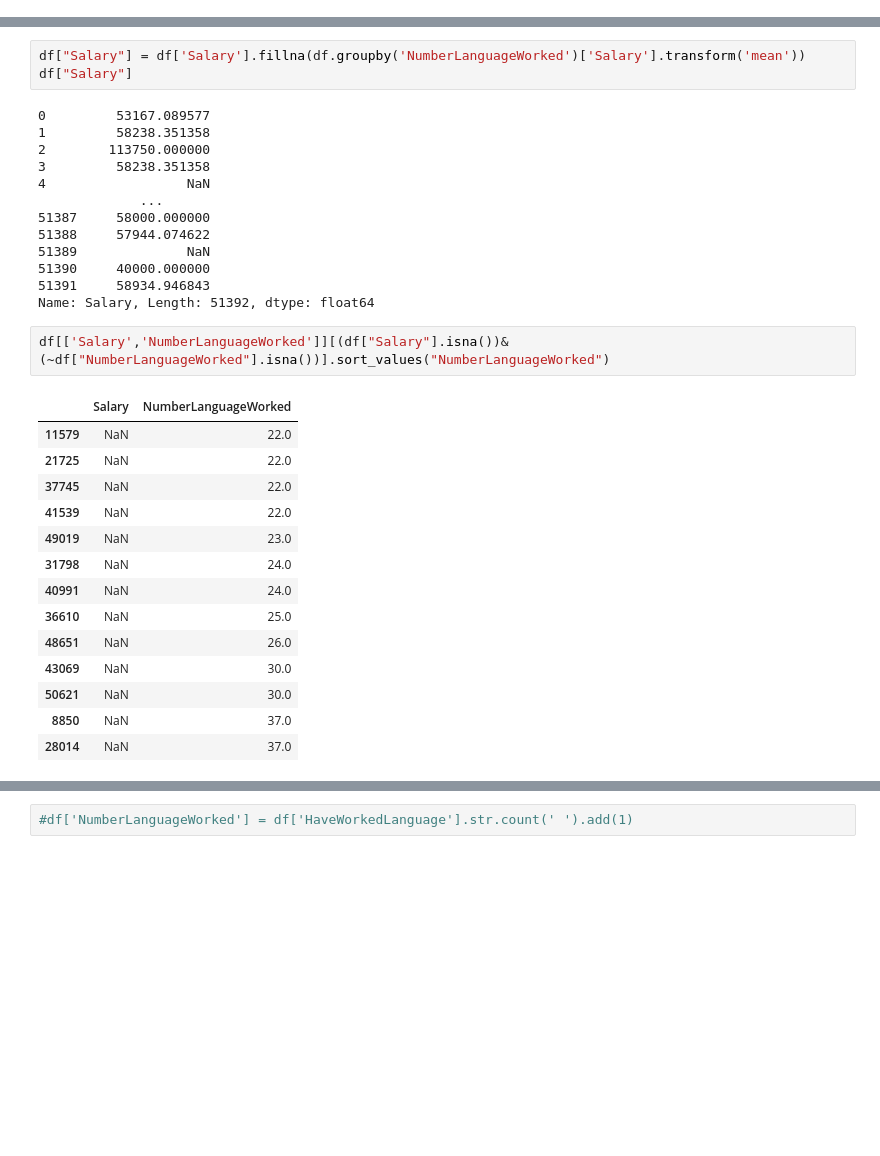
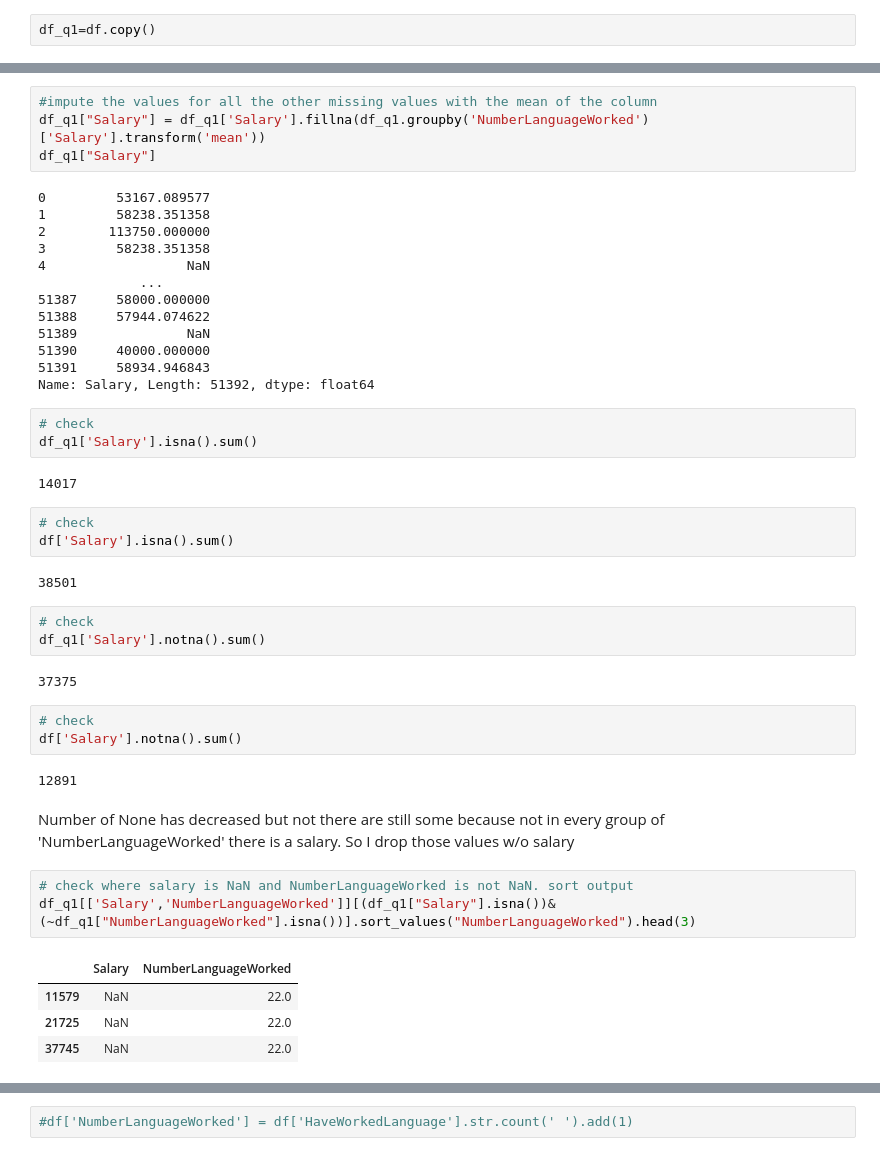
Before and after one commit to ewelinaLG/Udacity, a Jupyter notebook: Blog_post.ipynb, the cells around one changed output, grey strips where cells are left out. Cells and saved outputs as stored; diff of their text form; blank space fills up the shorter version.

```diff
--- a/Blog_post.ipynb
+++ b/Blog_post.ipynb
@@ -232 +157,3 @@ df[['HaveWorkedLanguage', 'NumberLanguageWorked']]
+# %%
+df_q1=df.copy()
 # %%
@@ -368,6 +204,7 @@ df_copy.head(2)
 # %%
-df["Salary"] = df['Salary'].fillna(df.groupby('NumberLanguageWorked')['Salary'].transform('mean'))
-df["Salary"]
+#impute the values for all the other missing values with the mean of the column
+df_q1["Salary"] = df_q1['Salary'].fillna(df_q1.groupby('NumberLanguageWorked')['Salary'].transform('mean'))
+df_q1["Salary"]
 # %% [output]
 0         53167.089577
 1         58238.351358
@@ -381,21 +218,34 @@ df["Salary"]
 51390     40000.000000
 51391     58934.946843
 Name: Salary, Length: 51392, dtype: float64
+# %%
+# check
+df_q1['Salary'].isna().sum()
+# %% [output]
+14017
+# %%
+# check
+df['Salary'].isna().sum()
+# %% [output]
+38501
+# %%
+# check
+df_q1['Salary'].notna().sum()
+# %% [output]
+37375
+# %%
+# check
+df['Salary'].notna().sum()
+# %% [output]
+12891
+# %% [markdown]
+Number of None has decreased but not there are still some because not in every group of 'NumberLanguageWorked' there is a salary. So I drop those values w/o salary
 # %%
-df[['Salary','NumberLanguageWorked']][(df["Salary"].isna())&(~df["NumberLanguageWorked"].isna())].sort_values("NumberLanguageWorked")
+# check where salary is NaN and NumberLanguageWorked is not NaN. sort output
+df_q1[['Salary','NumberLanguageWorked']][(df_q1["Salary"].isna())&(~df_q1["NumberLanguageWorked"].isna())].sort_values("NumberLanguageWorked").head(3)
 # %% [output]
 |  | Salary | NumberLanguageWorked |
 | 11579 | NaN | 22.0 |
 | 21725 | NaN | 22.0 |
 | 37745 | NaN | 22.0 |
-| 41539 | NaN | 22.0 |
-| 49019 | NaN | 23.0 |
-| 31798 | NaN | 24.0 |
-| 40991 | NaN | 24.0 |
-| 36610 | NaN | 25.0 |
-| 48651 | NaN | 26.0 |
-| 43069 | NaN | 30.0 |
-| 50621 | NaN | 30.0 |
-| 8850 | NaN | 37.0 |
-| 28014 | NaN | 37.0 |
 # %%
```
Also changed, not shown: parts of 89 cells of this notebook.
